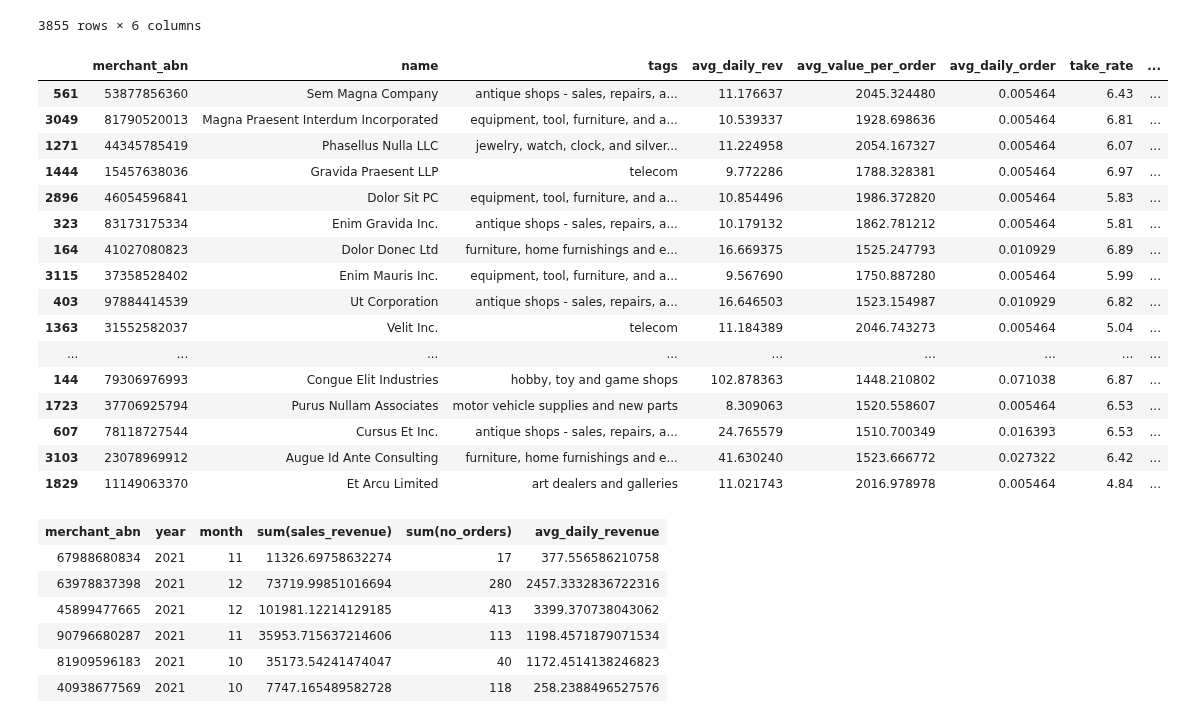
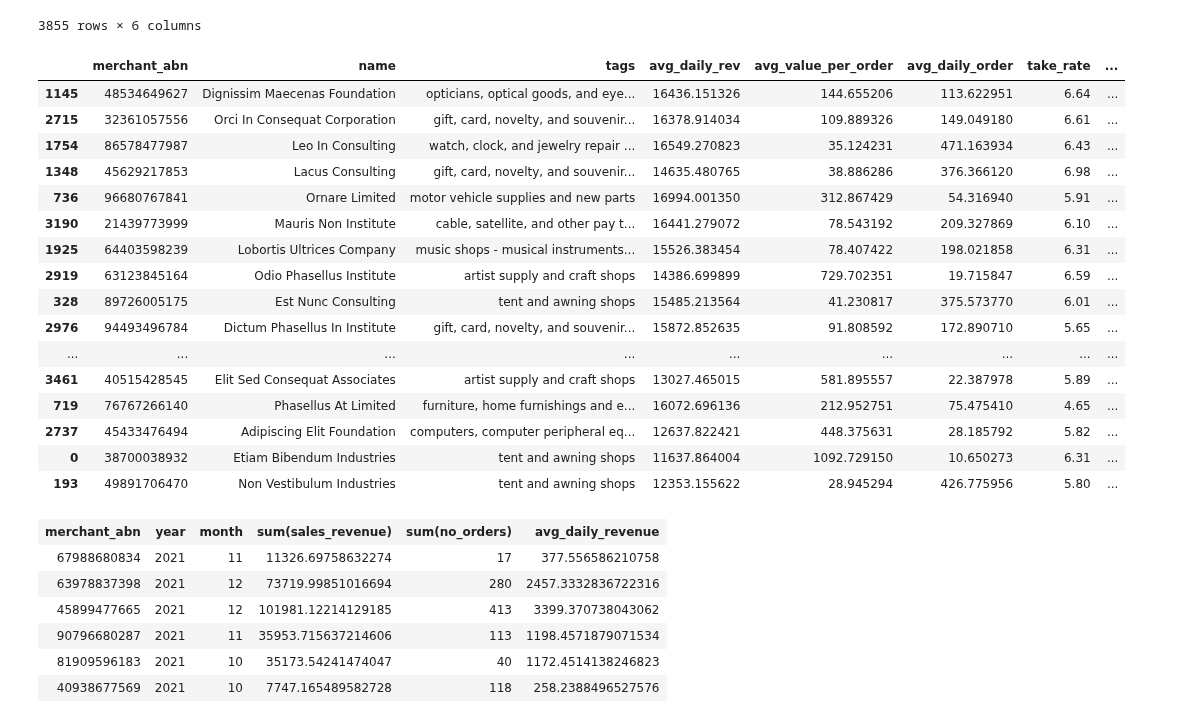
Before and after one commit to MAST30034-Applied-Data-Science/generic-buy-now-pay-later-project-group-19, a Jupyter notebook: notebooks/geospatial.ipynb, the cells around one changed output. Saved outputs shown, nothing was run; the diff lists cells and outputs as text; code cells hidden in the pictures.

Commit message:
Updated with example_curated table
Updated Sprint 3 with the example curated table.

```diff
--- a/notebooks/geospatial.ipynb
+++ b/notebooks/geospatial.ipynb
@@ -208,23 +210,23 @@ merchant_join['avg_commission_per_order'] = merchant_join['avg_value_per_order']
 # %%
-merchant_join.sort_values('avg_commission_per_order', ascending=False)[:20]
+merchant_join.sort_values('avg_daily_commission', ascending=False)[:20]
 # %% [output]
 |  | merchant_abn | name | tags | avg_daily_rev | avg_value_per_order | avg_daily_order | take_rate | ... |
-| 561 | 53877856360 | Sem Magna Company | antique shops - sales, repairs, a... | 11.176637 | 2045.324480 | 0.005464 | 6.43 | ... |
-| 3049 | 81790520013 | Magna Praesent Interdum Incorporated | equipment, tool, furniture, and a... | 10.539337 | 1928.698636 | 0.005464 | 6.81 | ... |
-| 1271 | 44345785419 | Phasellus Nulla LLC | jewelry, watch, clock, and silver... | 11.224958 | 2054.167327 | 0.005464 | 6.07 | ... |
-| 1444 | 15457638036 | Gravida Praesent LLP | telecom | 9.772286 | 1788.328381 | 0.005464 | 6.97 | ... |
-| 2896 | 46054596841 | Dolor Sit PC | equipment, tool, furniture, and a... | 10.854496 | 1986.372820 | 0.005464 | 5.83 | ... |
-| 323 | 83173175334 | Enim Gravida Inc. | antique shops - sales, repairs, a... | 10.179132 | 1862.781212 | 0.005464 | 5.81 | ... |
-| 164 | 41027080823 | Dolor Donec Ltd | furniture, home furnishings and e... | 16.669375 | 1525.247793 | 0.010929 | 6.89 | ... |
-| 3115 | 37358528402 | Enim Mauris Inc. | equipment, tool, furniture, and a... | 9.567690 | 1750.887280 | 0.005464 | 5.99 | ... |
-| 403 | 97884414539 | Ut Corporation | antique shops - sales, repairs, a... | 16.646503 | 1523.154987 | 0.010929 | 6.82 | ... |
-| 1363 | 31552582037 | Velit Inc. | telecom | 11.184389 | 2046.743273 | 0.005464 | 5.04 | ... |
+| 1145 | 48534649627 | Dignissim Maecenas Foundation | opticians, optical goods, and eye... | 16436.151326 | 144.655206 | 113.622951 | 6.64 | ... |
+| 2715 | 32361057556 | Orci In Consequat Corporation | gift, card, novelty, and souvenir... | 16378.914034 | 109.889326 | 149.049180 | 6.61 | ... |
+| 1754 | 86578477987 | Leo In Consulting | watch, clock, and jewelry repair ... | 16549.270823 | 35.124231 | 471.163934 | 6.43 | ... |
+| 1348 | 45629217853 | Lacus Consulting | gift, card, novelty, and souvenir... | 14635.480765 | 38.886286 | 376.366120 | 6.98 | ... |
+| 736 | 96680767841 | Ornare Limited | motor vehicle supplies and new parts | 16994.001350 | 312.867429 | 54.316940 | 5.91 | ... |
+| 3190 | 21439773999 | Mauris Non Institute | cable, satellite, and other pay t... | 16441.279072 | 78.543192 | 209.327869 | 6.10 | ... |
+| 1925 | 64403598239 | Lobortis Ultrices Company | music shops - musical instruments... | 15526.383454 | 78.407422 | 198.021858 | 6.31 | ... |
+| 2919 | 63123845164 | Odio Phasellus Institute | artist supply and craft shops | 14386.699899 | 729.702351 | 19.715847 | 6.59 | ... |
+| 328 | 89726005175 | Est Nunc Consulting | tent and awning shops | 15485.213564 | 41.230817 | 375.573770 | 6.01 | ... |
+| 2976 | 94493496784 | Dictum Phasellus In Institute | gift, card, novelty, and souvenir... | 15872.852635 | 91.808592 | 172.890710 | 5.65 | ... |
 | ... | ... | ... | ... | ... | ... | ... | ... | ... |
-| 144 | 79306976993 | Congue Elit Industries | hobby, toy and game shops | 102.878363 | 1448.210802 | 0.071038 | 6.87 | ... |
-| 1723 | 37706925794 | Purus Nullam Associates | motor vehicle supplies and new parts | 8.309063 | 1520.558607 | 0.005464 | 6.53 | ... |
-| 607 | 78118727544 | Cursus Et Inc. | antique shops - sales, repairs, a... | 24.765579 | 1510.700349 | 0.016393 | 6.53 | ... |
-| 3103 | 23078969912 | Augue Id Ante Consulting | furniture, home furnishings and e... | 41.630240 | 1523.666772 | 0.027322 | 6.42 | ... |
-| 1829 | 11149063370 | Et Arcu Limited | art dealers and galleries | 11.021743 | 2016.978978 | 0.005464 | 4.84 | ... |
+| 3461 | 40515428545 | Elit Sed Consequat Associates | artist supply and craft shops | 13027.465015 | 581.895557 | 22.387978 | 5.89 | ... |
+| 719 | 76767266140 | Phasellus At Limited | furniture, home furnishings and e... | 16072.696136 | 212.952751 | 75.475410 | 4.65 | ... |
+| 2737 | 45433476494 | Adipiscing Elit Foundation | computers, computer peripheral eq... | 12637.822421 | 448.375631 | 28.185792 | 5.82 | ... |
+| 0 | 38700038932 | Etiam Bibendum Industries | tent and awning shops | 11637.864004 | 1092.729150 | 10.650273 | 6.31 | ... |
+| 193 | 49891706470 | Non Vestibulum Industries | tent and awning shops | 12353.155622 | 28.945294 | 426.775956 | 5.80 | ... |
 # %%
 merchant_monthly_sales.withColumn("avg_daily_revenue",
                                    F.col('sum(sales_revenue)')/30)
```
Also changed, not shown: parts of 2 cells of this notebook, 1 other file.
